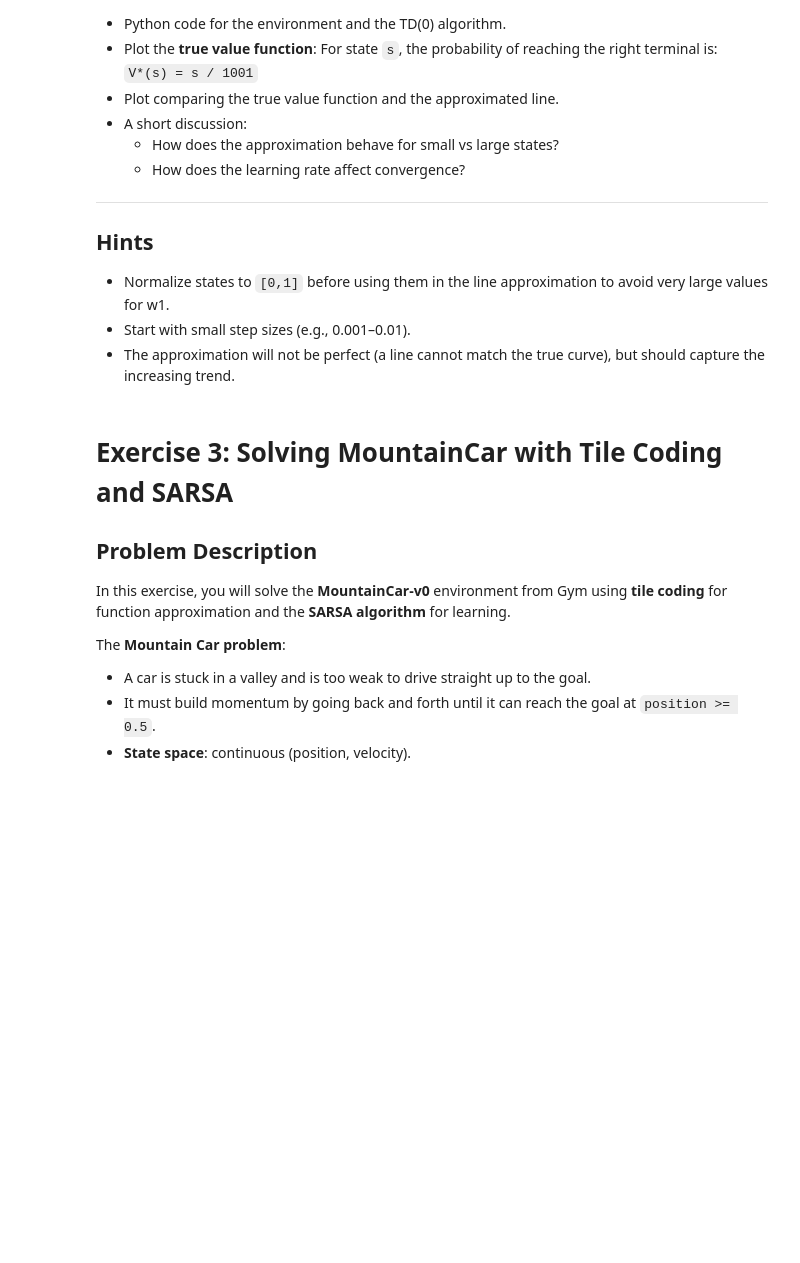
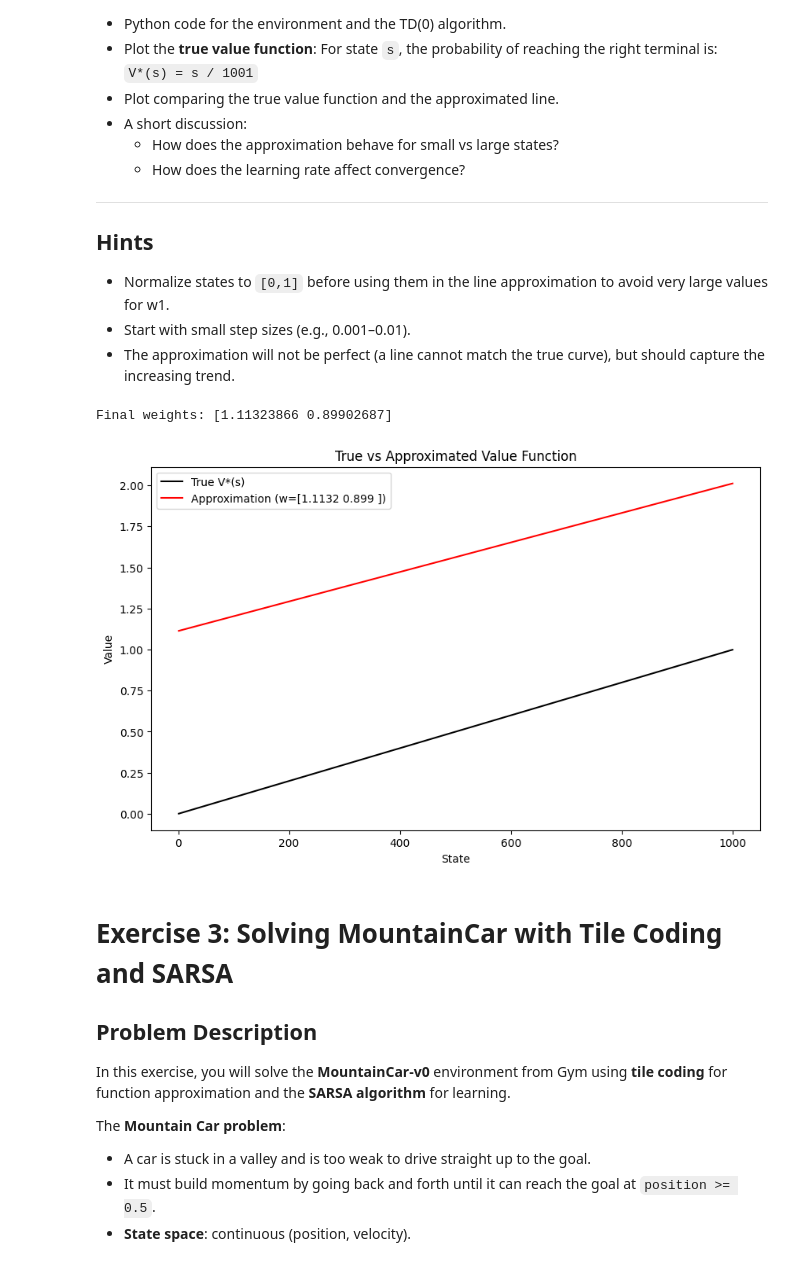
Before and after one commit to Cristian-Cortez/CSE337-labs, a Jupyter notebook: lab5_approximation.ipynb, the cells around one changed output. Drawn from its saved outputs; the diff is of its cells as text; code cells hidden in the pictures; blank space fills up the shorter version.

```diff
--- a/lab5_approximation.ipynb
+++ b/lab5_approximation.ipynb
@@ -327,7 +322,15 @@ def td0_update(w, s, r, s_next, alpha, gamma=1.0):
     # 2. Compute gradient wrt w (array of size 2)
     # 3. Apply update: w <- w + alpha * delta * gradient
     # return w
-    w = w + alpha(r + (gamma(s_next) - gamma(s))) * (s)
+    #v_car = v_hat(s, w)
+
+
+    grad = np.array([1.0, phi(s)])
+    if s_next == 0 or s_next == 1001:
+      w = w + alpha * (r + gamma * v_hat(s_next, w)) * grad
+    else:
+      w = w + alpha * (r + gamma * v_hat(s_next, w) - v_hat(s, w)) * grad
+
     return w
 
 # ====== Training Loop ======
@@ -342,33 +345,36 @@ def train_td0(num_episodes=1000, alpha=0.001, gamma=1.0, rng_seed=0):
         done = False
         while not done:
             s_next, r, done = env.step()
             # YOU call your TD(0) update here
             w = td0_update(w, s, r, s_next, alpha, gamma)
             s = s_next
     return w
 
 # ====== Evaluation ======
 def plot_results(w):
     states = np.arange(1, 1001)
     true_v = states / 1001.0  # ground truth
 
     approx_v = v_hat(states, w)
 
     plt.figure(figsize=(10,6))
     plt.plot(states, true_v, label="True V*(s)", color="black")
     plt.plot(states, approx_v, label=f"Approximation (w={w.round(4)})", color="red")
     plt.xlabel("State")
     plt.ylabel("Value")
     plt.legend()
     plt.title("True vs Approximated Value Function")
     plt.show()
 
 # ====== Example usage ======
 if __name__ == "__main__":
     alpha = 0.001
     w = train_td0(num_episodes=1000, alpha=alpha)
     print("Final weights:", w)
     plot_results(w)
+# %% [output]
+Final weights: [1.11323866 0.89902687]
+[figure, added]
 # %% [markdown]
 # Exercise 3: Solving MountainCar with Tile Coding and SARSA
 
```
Also changed, not shown: parts of 2 cells of this notebook.
